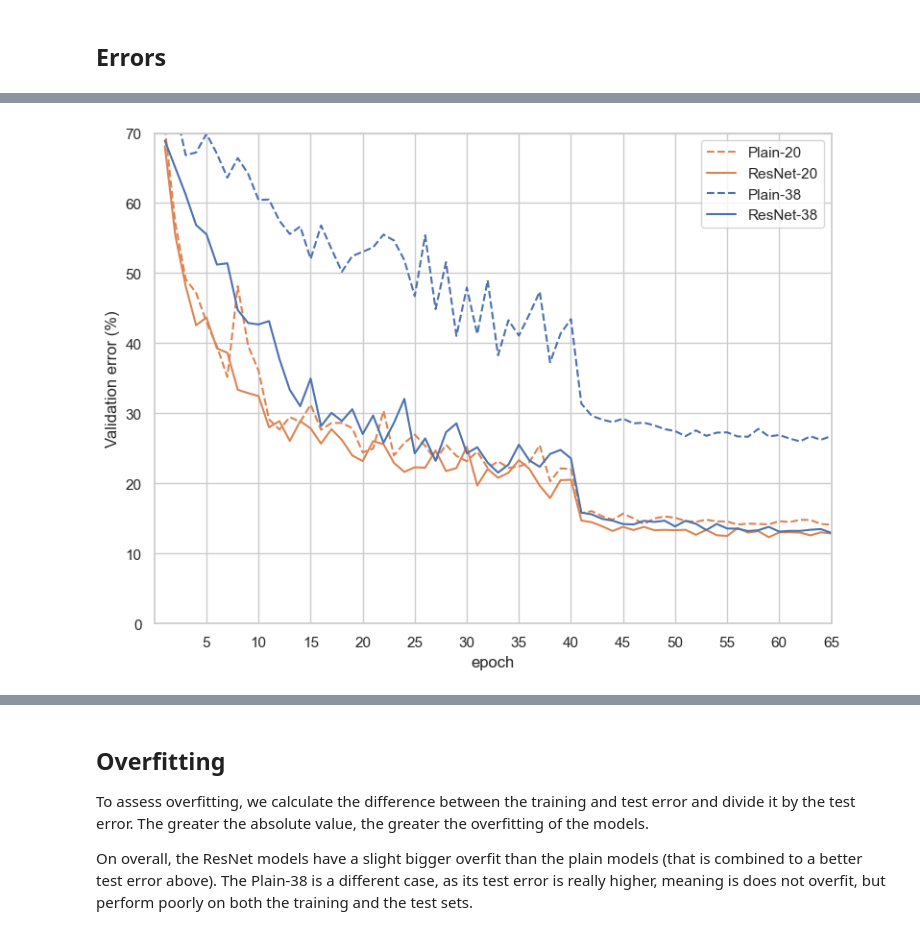
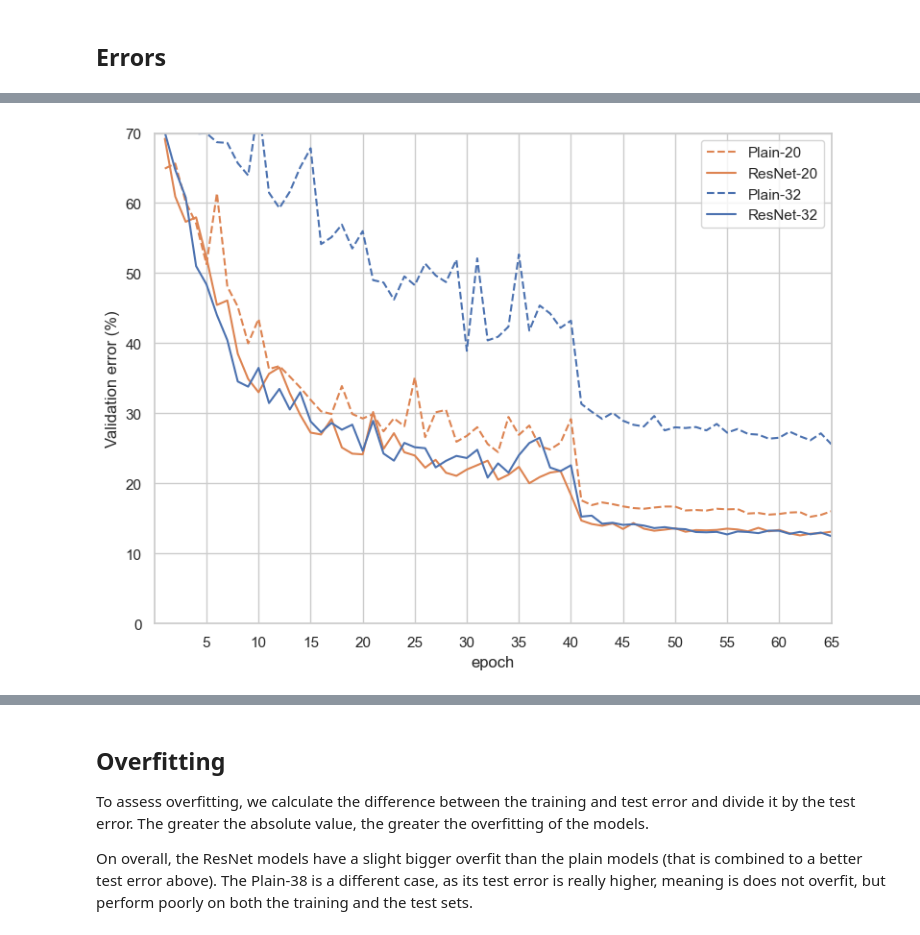
Before and after one commit to raphbrd/residual_learning, a Jupyter notebook: Figures.ipynb, the cells around one changed output, grey strips where cells are left out. Cells and saved outputs as stored; diff of their text form; code cells hidden in the pictures.

```diff
--- a/Figures.ipynb
+++ b/Figures.ipynb
@@ -73,32 +126,32 @@ print((all_errors.groupby("Model").agg({"epoch_time": "sum"})/ 60).round())
 # %%
 # plt.style.use("seaborn-v0_8-talk")
 sns.set_theme(style="whitegrid")
 fig, ax = plt.subplots(1, 1, figsize=(8, 6))
-training_out_resnet["val_error"] = (1 - training_out_resnet["val_accuracy"]) * 100
-training_out_plain["val_error"] = (1 - training_out_plain["val_accuracy"]) * 100
+training_out_resnet["val_error"] = (1 - training_out_resnet32["val_accuracy"]) * 100
+training_out_plain["val_error"] = (1 - training_out_plain32["val_accuracy"]) * 100
 training_out_resnet20["val_error"] = (1 - training_out_resnet20["val_accuracy"]) * 100
 training_out_plain20["val_error"] = (1 - training_out_plain20["val_accuracy"]) * 100
 
 sns.lineplot(data=training_out_plain20, x='epoch', y='val_error', ax=ax, label="Plain-20", color=sns.color_palette()[1],
              linestyle="--")
 sns.lineplot(data=training_out_resnet20, x='epoch', y='val_error', ax=ax, label="ResNet-20",
              color=sns.color_palette()[1])
 
-sns.lineplot(data=training_out_plain, x='epoch', y='val_error', ax=ax, label="Plain-38", linestyle="--",
+sns.lineplot(data=training_out_plain, x='epoch', y='val_error', ax=ax, label="Plain-32", linestyle="--",
              color=sns.color_palette()[0])
-sns.lineplot(data=training_out_resnet, x='epoch', y='val_error', ax=ax, label="ResNet-38", color=sns.color_palette()[0])
+sns.lineplot(data=training_out_resnet, x='epoch', y='val_error', ax=ax, label="ResNet-32", color=sns.color_palette()[0])
 
 max_epo = training_out_resnet["epoch"].max()
 ax.set_ylabel("Validation error (%)")
 ax.set_xlim(0, max_epo)
 ax.set_ylim(0, 70)
 ax.set_xticks(range(5, max_epo + 1, 5 if max_epo > 15 else 1))
 fig.tight_layout()
-fig.savefig("../results/training_error_resnet_vs_plain_net.png")
-fig.savefig("../results/training_error_resnet_vs_plain_net.pdf")
+fig.savefig("../results/val_error_resnet_vs_plain_net.png")
+fig.savefig("../results/val_error_resnet_vs_plain_net.pdf")
 plt.show()
 # %% [output]
-[figure, old version]
+[figure, new version]
 # %%
 sns.set_theme(style="whitegrid")
 fig, ax = plt.subplots(1, 1, figsize=(6, 5))
```
Also changed, not shown: parts of 6 cells of this notebook.
